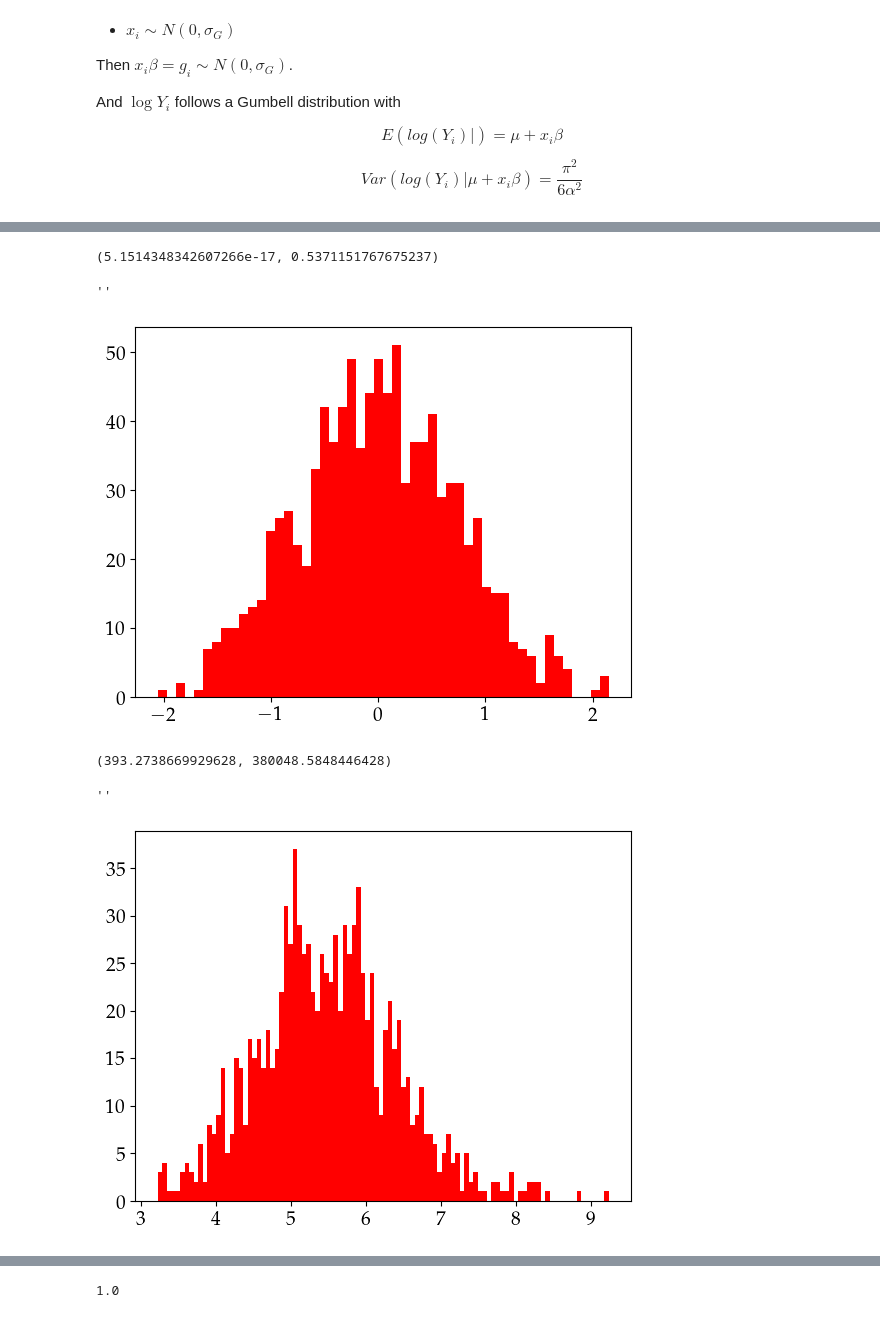
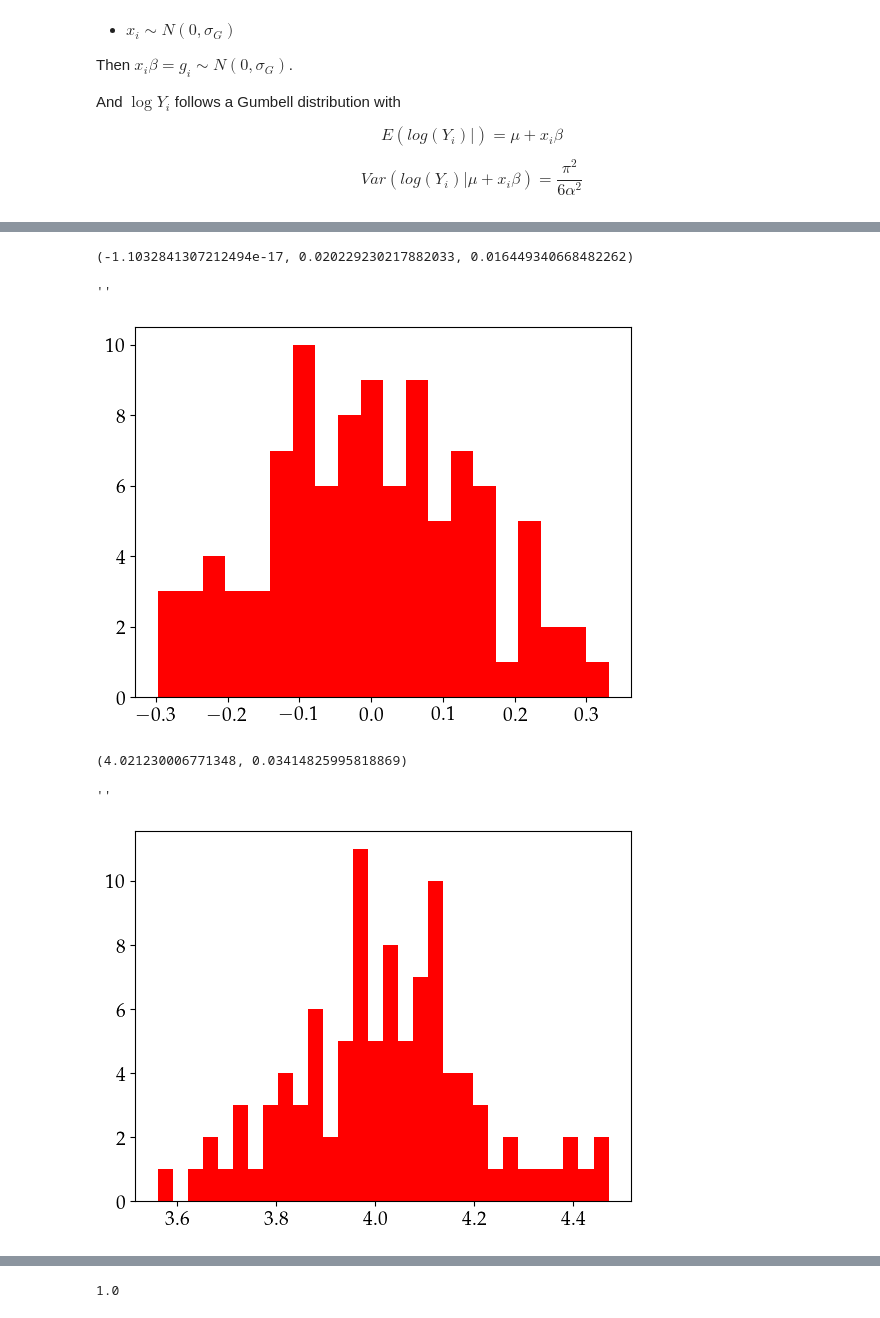
Before and after one commit to ariadnavillam/BayesW, a Jupyter notebook: simulate_data.ipynb, the cells around one changed output, grey strips where cells are left out. Cells and saved outputs as stored; diff of their text form; code cells hidden in the pictures.

```diff
--- a/simulate_data.ipynb
+++ b/simulate_data.ipynb
@@ -54,3 +50,7 @@ sigma_g_real = 0.5
+# %%
+mu_real = 3.9
+alpha_real = 10
+sigma_g_real = np.pi**2/(6*alpha_real**2)
 # %%
 gumbel_dis = stats.gumbel_r(loc=0, scale=1)
 # Generate data points
@@ -74,6 +74,6 @@ Text(0, 0.5, 'PDF(x)')
 # %%
-n_markers = 2000
-n_samples = 1000
+n_markers = 200
+n_samples = 100
 # %%
 w = gumbel_dis.rvs(size=(n_samples,1))
 betas = np.random.normal(0, np.sqrt(sigma_g_real/n_markers), size = (n_markers, 1)) #simulate causal betas
@@ -81,24 +81,24 @@ markers = np.random.binomial(2,0.5,(n_samples, n_markers) )
 norm_markers = helpers.normalize_markers(markers)
 # %%
 g = norm_markers.dot(betas)
-np.mean(g), np.var(g)
+np.mean(g), np.var(g), sigma_g_real
 # %% [output]
-(5.1514348342607266e-17, 0.5371151767675237)
+(-1.1032841307212494e-17, 0.020229230217882033, 0.016449340668482262)
 # %%
-plt.hist(g, bins=50)
+plt.hist(g, bins=20)
 ;
 # %% [output]
 ''
-[figure, old version]
+[figure, new version]
 # %%
 log_data = mu_real + g + w/alpha_real + np.euler_gamma/alpha_real
 # %%
-np.mean(np.exp(log_data)), np.var(np.exp(log_data))
+np.mean(log_data), np.var(log_data)
 # %% [output]
-(393.2738669929628, 380048.5848446428)
+(4.021230006771348, 0.03414825995818869)
 # %%
-plt.hist(log_data, bins=100)
+plt.hist(log_data, bins=30)
 ;
 # %% [output]
 ''
-[figure, old version]
+[figure, new version]
```
Also changed, not shown: parts of 18 cells of this notebook, 6 other files.
